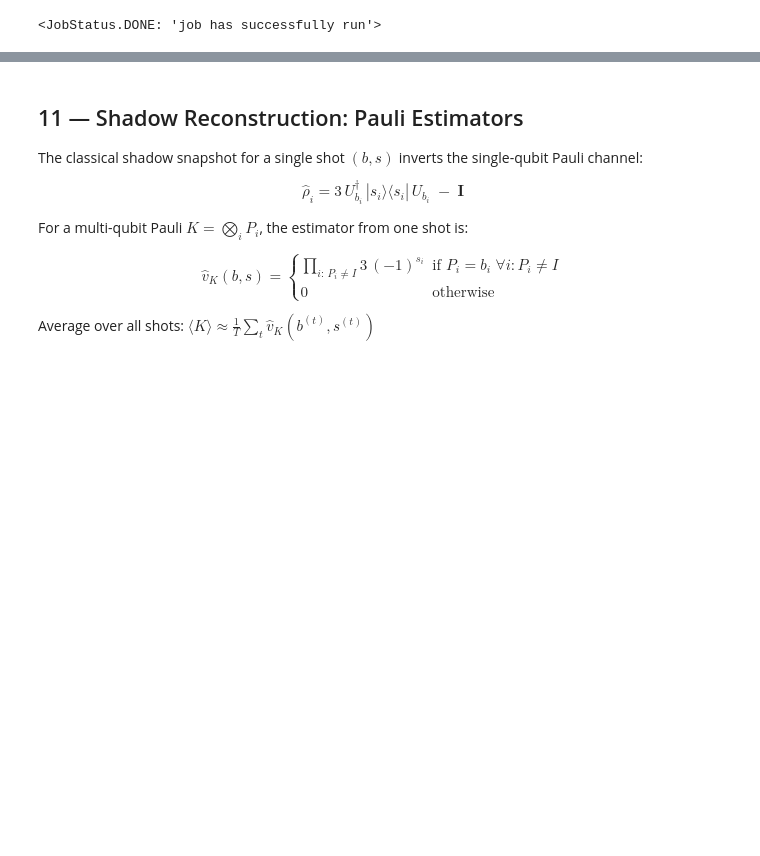
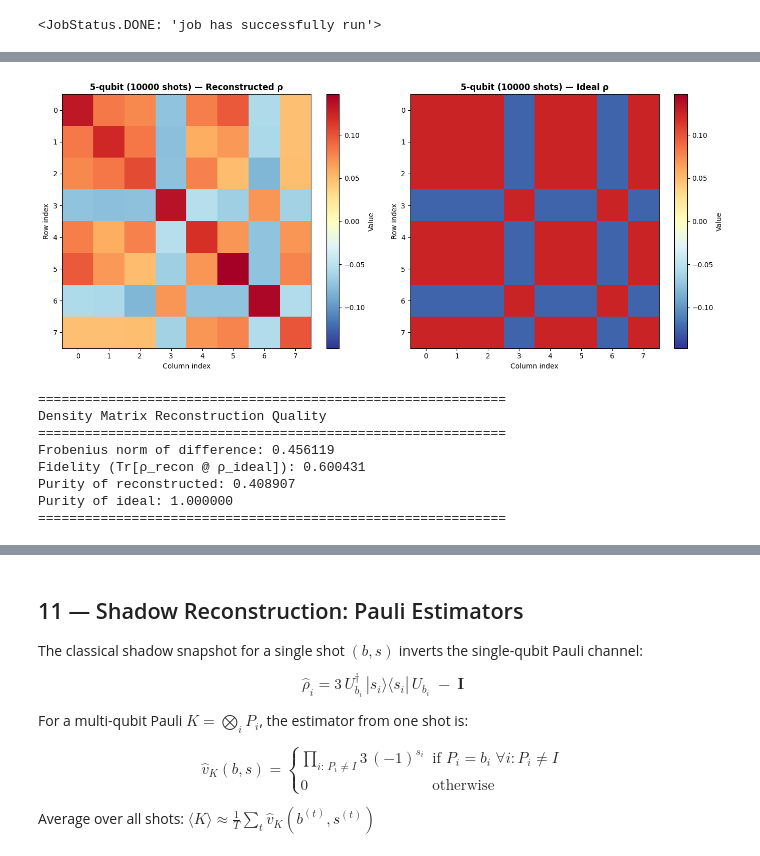
Before and after one commit to jan-a-krzywda/quantum-gym, a Jupyter notebook: shadow_gym/notebooks/act1_shadow_tomography.ipynb, the cells around one changed output, grey strips where cells are left out. Drawn from its saved outputs; the diff is of its cells as text; code cells hidden in the pictures; blank space fills up the shorter version.

```diff
--- a/shadow_gym/notebooks/act1_shadow_tomography.ipynb
+++ b/shadow_gym/notebooks/act1_shadow_tomography.ipynb
@@ -684,0 +1160,70 @@ Basis frequency per data qubit:
+# %%
+# ── Two-panel comparison: Reconstructed vs. Ideal density matrices ──────────
+"""
+Visualize the reconstructed and ideal density matrices side-by-side.
+Show the absolute value to highlight the structure.
+"""
+
+def plot_density_matrices(rho_recon, rho_ideal, title_prefix=""):
+    """Plot two density matrices in a two-panel figure with symmetric colorbar limits."""
+    fig, axes = plt.subplots(1, 2, figsize=(14, 6))
+
+    # Use real part for visualization
+    rho_real_recon = np.real(rho_recon)
+    rho_real_ideal = np.real(rho_ideal)
+
+    # Determine symmetric colorbar scale based on max absolute value across both matrices
+    max_abs = max(np.max(np.abs(rho_real_recon)), np.max(np.abs(rho_real_ideal)))
+    vmin, vmax = -max_abs, max_abs
+
+    # Plot reconstructed density matrix
+    im0 = axes[0].imshow(rho_real_recon, cmap='RdYlBu_r', aspect='auto', origin='upper', vmin=vmin, vmax=vmax)
+    axes[0].set_title(f"{title_prefix}Reconstructed ρ", fontsize=12, fontweight='bold')
+    axes[0].set_xlabel("Column index")
+    axes[0].set_ylabel("Row index")
+    cbar0 = plt.colorbar(im0, ax=axes[0])
+    cbar0.set_label("Value")
+
+    # Plot ideal density matrix
+    im1 = axes[1].imshow(rho_real_ideal, cmap='RdYlBu_r', aspect='auto', origin='upper', vmin=vmin, vmax=vmax)
+    axes[1].set_title(f"{title_prefix}Ideal ρ", fontsize=12, fontweight='bold')
+    axes[1].set_xlabel("Column index")
+    axes[1].set_ylabel("Row index")
+    cbar1 = plt.colorbar(im1, ax=axes[1])
+    cbar1.set_label("Value")
+
+    plt.tight_layout()
+    plt.show()
+
+    # Compute fidelity and other metrics
+    fidelity = np.real(np.trace(rho_recon @ rho_ideal))
+    distance_fro = np.linalg.norm(rho_recon - rho_ideal, 'fro')
+
+    print(f"\n{'='*60}")
+    print(f"Density Matrix Reconstruction Quality")
+    print(f"{'='*60}")
+    print(f"Frobenius norm of difference: {distance_fro:.6f}")
+    print(f"Fidelity (Tr[ρ_recon @ ρ_ideal]): {fidelity:.6f}")
+    print(f"Purity of reconstructed: {np.real(np.trace(rho_recon @ rho_recon)):.6f}")
+    print(f"Purity of ideal: {np.real(np.trace(rho_ideal @ rho_ideal)):.6f}")
+    print(f"{'='*60}\n")
+
+    return fidelity, distance_fro
+
+
+# Plot the comparison
+fidelity, distance = plot_density_matrices(
+    rho_reconstructed,
+    rho_ideal,
+    title_prefix=f"5-qubit ({len(shadow_buffer)} shots) — "
+)
+# %% [output]
+[figure, added]
+============================================================
+Density Matrix Reconstruction Quality
+============================================================
+Frobenius norm of difference: 0.456119
+Fidelity (Tr[ρ_recon @ ρ_ideal]): 0.600431
+Purity of reconstructed: 0.408907
+Purity of ideal: 1.000000
+============================================================
```
Also changed, not shown: parts of 35 cells of this notebook, 17 other files.
